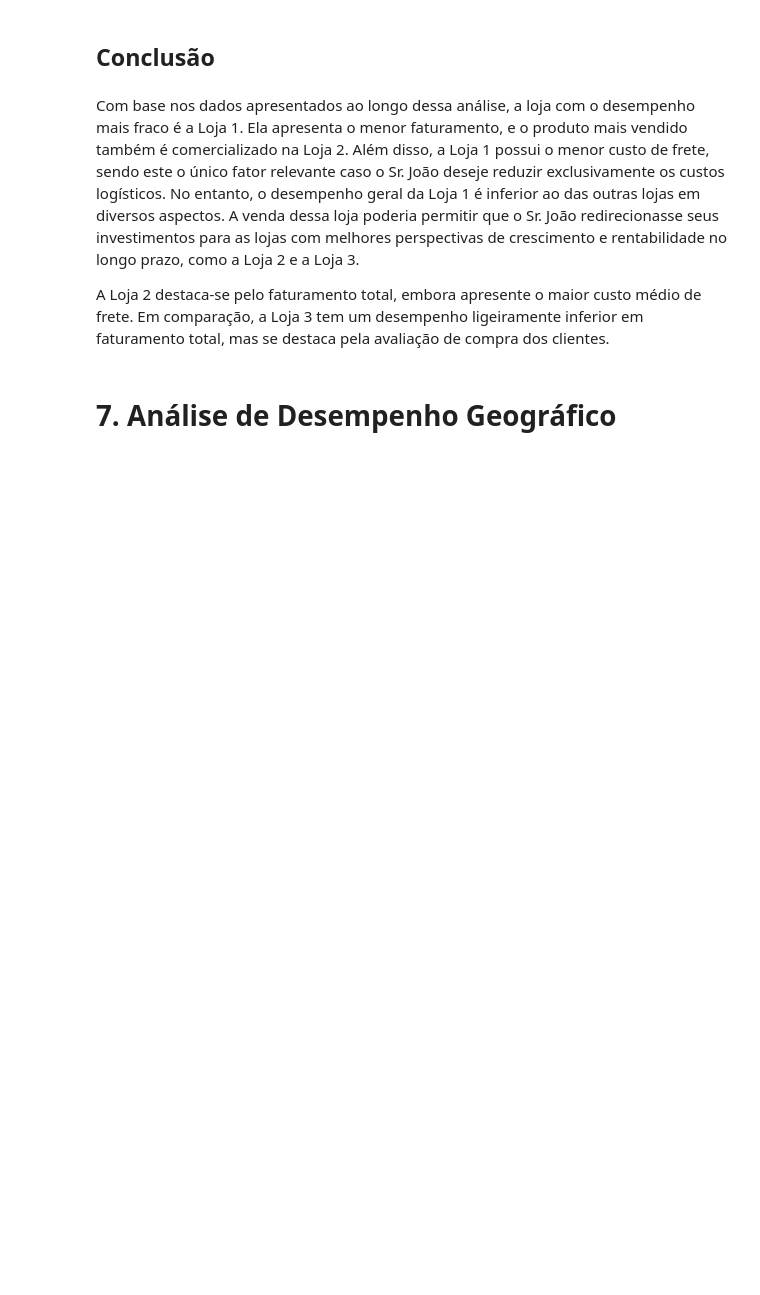
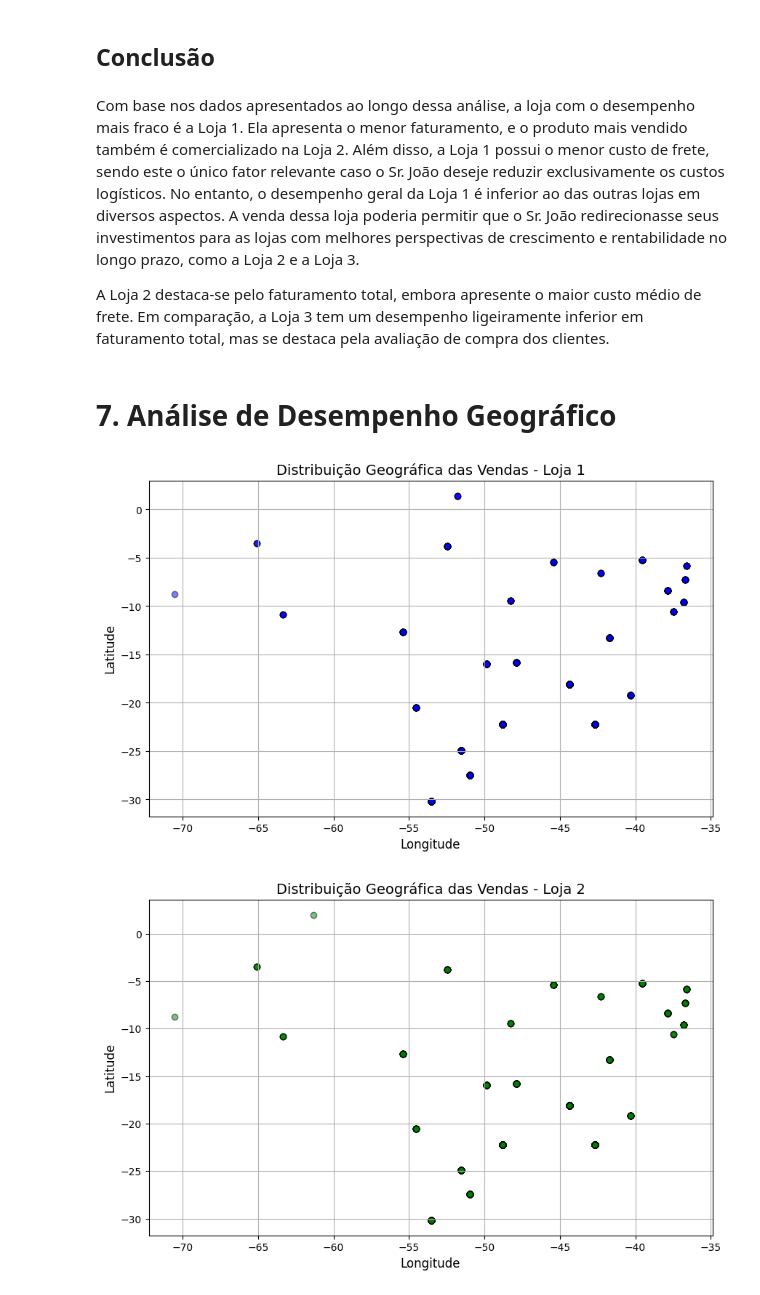
Before and after one commit to Tayara32/AluraStore, a Jupyter notebook: AluraStoreBr_TayaraCruz.ipynb, the cells around one changed output. Drawn from its saved outputs; the diff is of its cells as text; code cells hidden in the pictures; blank space fills up the shorter version.

```diff
--- a/AluraStoreBr_TayaraCruz.ipynb
+++ b/AluraStoreBr_TayaraCruz.ipynb
@@ -465,3 +465,20 @@ Com base nos dados apresentados ao longo dessa análise, a loja com o desempenho
 A Loja 2 destaca-se pelo faturamento total, embora apresente o maior custo médio de frete. Em comparação, a Loja 3 tem um desempenho ligeiramente inferior em faturamento total, mas se destaca pela avaliação de compra dos clientes.
 # %% [markdown]
 # 7. Análise de Desempenho Geográfico
+# %%
+def grafico_dispersao(loja, cor, titulo):
+    plt.figure(figsize=(10, 6))
+    plt.scatter(loja['lon'], loja['lat'], alpha=0.5, c=cor, edgecolors='k')
+    plt.title(f'Distribuição Geográfica das Vendas - {titulo}', fontsize=14)
+    plt.xlabel('Longitude', fontsize=12)
+    plt.ylabel('Latitude', fontsize=12)
+    plt.grid(True)
+    plt.show()
+
+grafico_dispersao(loja, 'blue', 'Loja 1')
+grafico_dispersao(loja2, 'green', 'Loja 2')
+grafico_dispersao(loja3, 'orange', 'Loja 3')
+grafico_dispersao(loja4, 'red', 'Loja 4')
+# %% [output]
+[figure, added]
+[figure, added]
```
Also changed, not shown: parts of 7 cells of this notebook.
